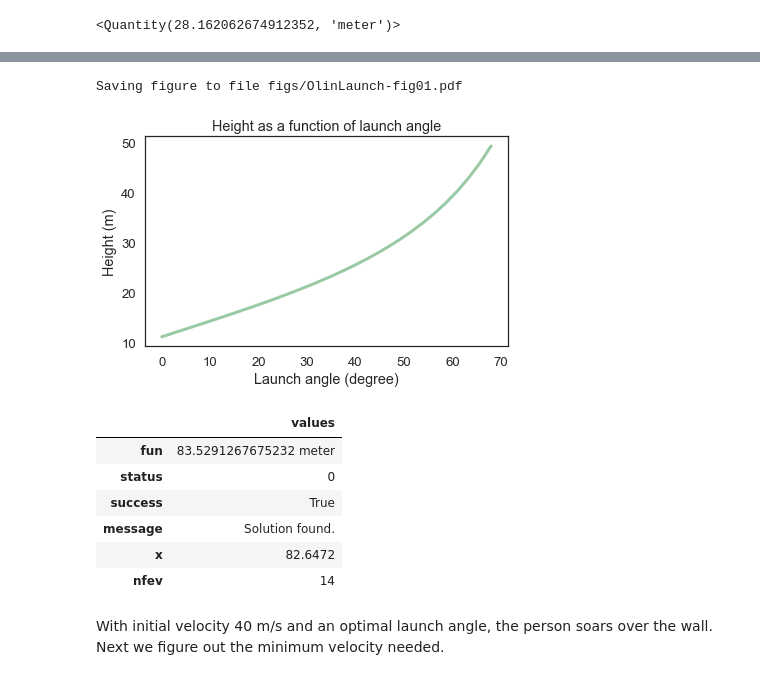
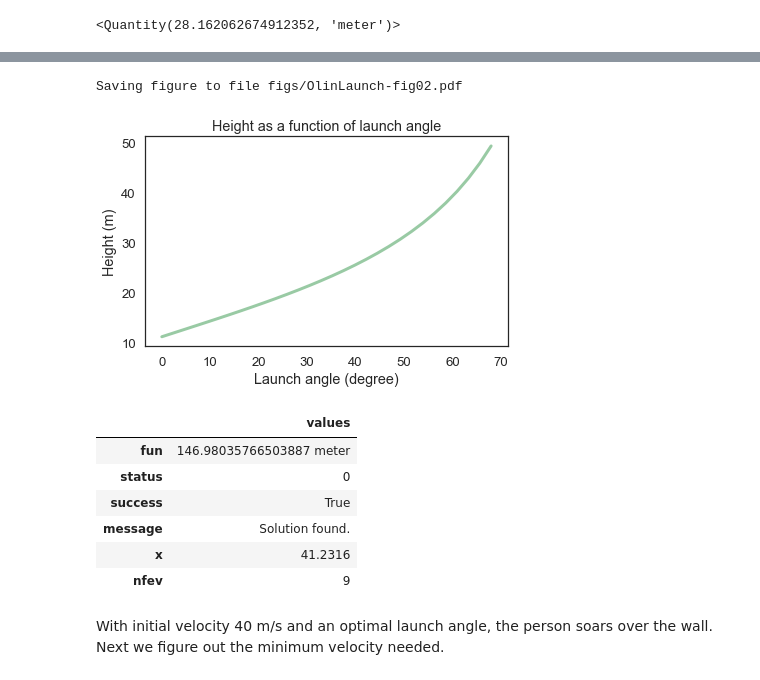
Before and after one commit to MellieZito/Project-3, a Jupyter notebook: code/OlinLaunch.ipynb, the cells around one changed output, grey strips where cells are left out. Cells and saved outputs as stored; diff of their text form; code cells hidden in the pictures.

```diff
--- a/code/OlinLaunch.ipynb
+++ b/code/OlinLaunch.ipynb
@@ -120,7 +120,7 @@ def event_func(state, t, system):
 # %%
 system = make_system(params)
 
-def event_func(state, t, system):
+def event_func1(state, t, system):
     """Stop when the x coordinate is 94.5m.
 
     state: State object
@@ -144,9 +144,23 @@ def height_func(angle, params):
     """
     params = Params(params, angle=angle)
     system = make_system(params)
-    results, details = run_ode_solver(system, slope_func, events=event_func)
+    results, details = run_ode_solver(system, slope_func, events=event_func1)
     y_dist = get_last_value(results.y) * m
     return y_dist
+
+def range_func(angle, params):
+    """Computes range for a given launch angle.
+
+    angle: launch angle in degrees
+    params: Params object
+
+    returns: distance in meters
+    """
+    params = Params(params, angle=angle)
+    system = make_system(params)
+    results, details = run_ode_solver(system, slope_func, events=event_func)
+    x_dist = get_last_value(results.x) * m
+    return x_dist
 # %%
 height_func(45 * degree, params)
 # %% [output]
@@ -162,24 +193,24 @@ for angle in angles:
 # %%
-plot(sweep, color = 'C2')
+plot(sweep_height, color = 'C2')
 decorate(xlabel='Launch angle (degree)',
          ylabel='Height (m)',
          title='Height as a function of launch angle',
          legend=False)
 
-savefig('figs/OlinLaunch-fig01.pdf')
+savefig('figs/OlinLaunch-fig02.pdf')
 # %% [output]
-Saving figure to file figs/OlinLaunch-fig01.pdf
+Saving figure to file figs/OlinLaunch-fig02.pdf
 [figure]
 # %%
-results = max_bounded(height_func, [0, 90], params)
+results = max_bounded(range_func, [0, 90], params)
 # %% [output]
 |  | values |
-| fun | 83.5291267675232 meter |
+| fun | 146.98035766503887 meter |
 | status | 0 |
 | success | True |
 | message | Solution found. |
-| x | 82.6472 |
-| nfev | 14 |
+| x | 41.2316 |
+| nfev | 9 |
 # %% [markdown]
 With initial velocity 40 m/s and an optimal launch angle, the person soars over the wall. Next we figure out the minimum velocity needed.
 # %% [markdown]
```
Also changed, not shown: parts of 6 cells of this notebook.
